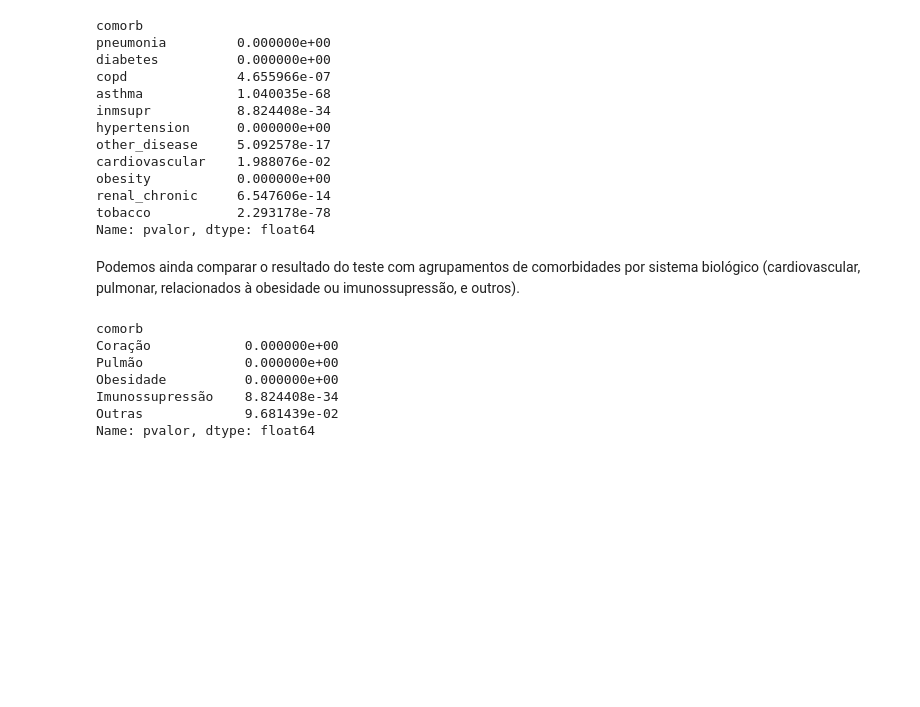
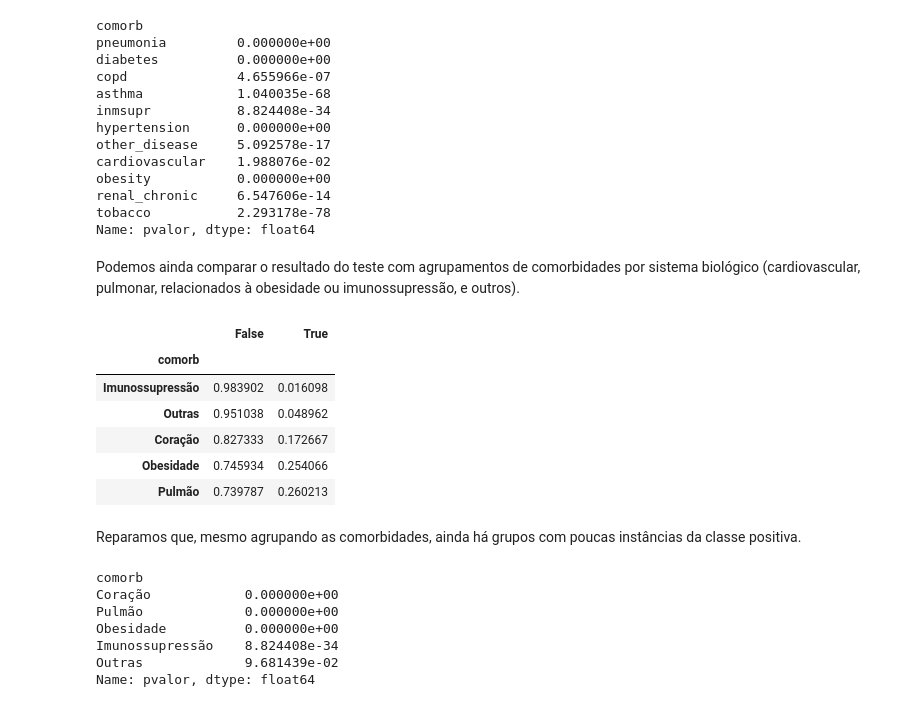
Before and after one commit to flimao/modelos-covid, a Jupyter notebook: notebooks_exploration/2-eda.ipynb, the cells around one changed output. Saved outputs shown, nothing was run; the diff lists cells and outputs as text; code cells hidden in the pictures; blank space fills up the shorter version.

```diff
--- a/notebooks_exploration/2-eda.ipynb
+++ b/notebooks_exploration/2-eda.ipynb
@@ -510,4 +549,25 @@ for tipo, tipo_dict in comorbs.items():
 
 # juntar dataframe de comorbidades com as colunas 'age' e 'covid_res' do dataframe principal
 comorbs_df = pd.concat([comorbs_df, covid[['age', 'covid_res']]], axis = 'columns')
+# %%
+grupos_comorbs = [ grupo['nome'] for grupo in comorbs.values() ]
+
+comorbs_grupos_freqs = pd.DataFrame([], columns = grupos_comorbs)
+
+for comorb in comorbs_grupos_freqs:
+    comorbs_grupos_freqs[comorb] = comorbs_df[comorb].value_counts(normalize = True)
+
+comorbs_grupos_freqs = comorbs_grupos_freqs.transpose().sort_values(by = 0, ascending = False)
+comorbs_grupos_freqs.index.name = 'comorb'
+comorbs_grupos_freqs
+# %% [output]
+|  | False | True |
+| comorb |  |  |
+| Imunossupressão | 0.983902 | 0.016098 |
+| Outras | 0.951038 | 0.048962 |
+| Coração | 0.827333 | 0.172667 |
+| Obesidade | 0.745934 | 0.254066 |
+| Pulmão | 0.739787 | 0.260213 |
+# %% [markdown]
+Reparamos que, mesmo agrupando as comorbidades, ainda há grupos com poucas instâncias da classe positiva.
 # %%
```
Also changed, not shown: parts of 9 cells of this notebook.
